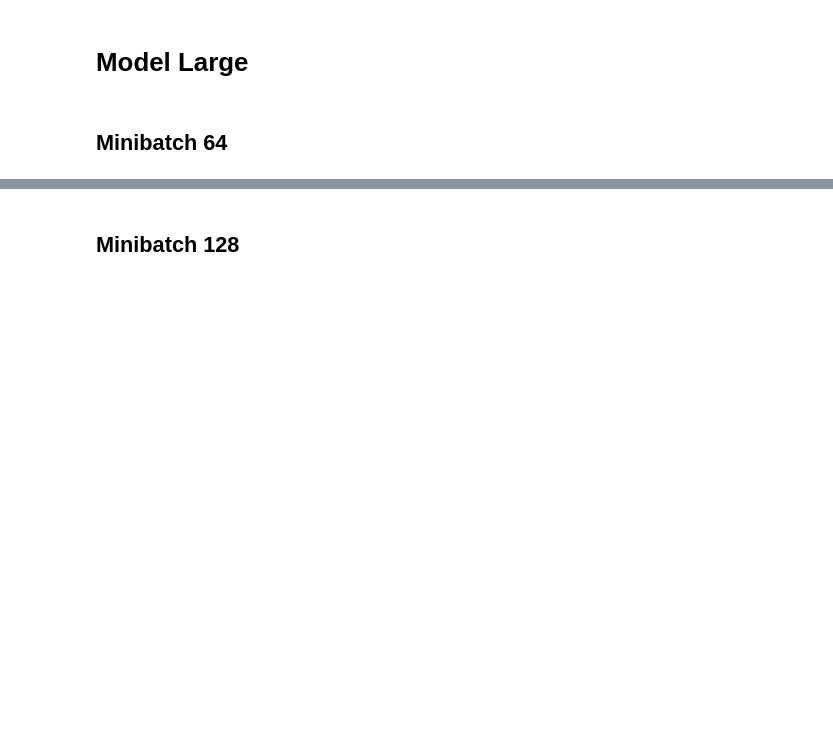
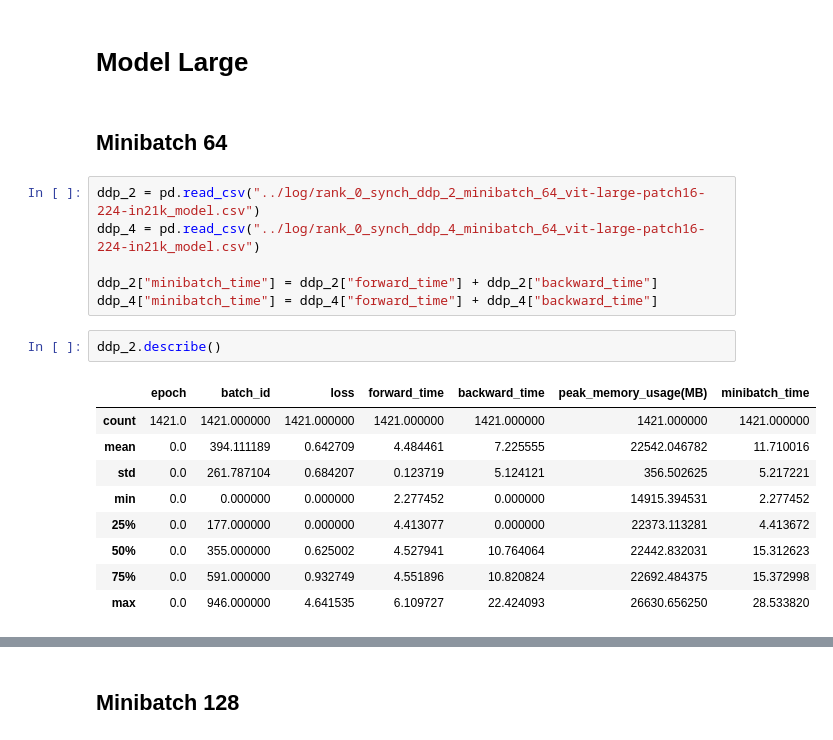
Before and after one commit to JacopoRaffi/Master_Thesis, a Jupyter notebook: analysis/ddp.ipynb, the cells around one changed output, grey strips where cells are left out. Saved outputs shown, nothing was run; the diff lists cells and outputs as text; blank space fills up the shorter version.

```diff
--- a/analysis/ddp.ipynb
+++ b/analysis/ddp.ipynb
@@ -117,3 +117,21 @@ ddp_8.describe()
 # Model Large
 # %% [markdown]
 ## Minibatch 64
+# %%
+ddp_2 = pd.read_csv("../log/rank_0_synch_ddp_2_minibatch_64_vit-large-patch16-224-in21k_model.csv")
+ddp_4 = pd.read_csv("../log/rank_0_synch_ddp_4_minibatch_64_vit-large-patch16-224-in21k_model.csv")
+
+ddp_2["minibatch_time"] = ddp_2["forward_time"] + ddp_2["backward_time"]
+ddp_4["minibatch_time"] = ddp_4["forward_time"] + ddp_4["backward_time"]
+# %%
+ddp_2.describe()
+# %% [output]
+|  | epoch | batch_id | loss | forward_time | backward_time | peak_memory_usage(MB) | minibatch_time |
+| count | 1421.0 | 1421.000000 | 1421.000000 | 1421.000000 | 1421.000000 | 1421.000000 | 1421.000000 |
+| mean | 0.0 | 394.111189 | 0.642709 | 4.484461 | 7.225555 | 22542.046782 | 11.710016 |
+| std | 0.0 | 261.787104 | 0.684207 | 0.123719 | 5.124121 | 356.502625 | 5.217221 |
+| min | 0.0 | 0.000000 | 0.000000 | 2.277452 | 0.000000 | 14915.394531 | 2.277452 |
+| 25% | 0.0 | 177.000000 | 0.000000 | 4.413077 | 0.000000 | 22373.113281 | 4.413672 |
+| 50% | 0.0 | 355.000000 | 0.625002 | 4.527941 | 10.764064 | 22442.832031 | 15.312623 |
+| 75% | 0.0 | 591.000000 | 0.932749 | 4.551896 | 10.820824 | 22692.484375 | 15.372998 |
+| max | 0.0 | 946.000000 | 4.641535 | 6.109727 | 22.424093 | 26630.656250 | 28.533820 |
```
Also changed, not shown: parts of 5 cells of this notebook.
